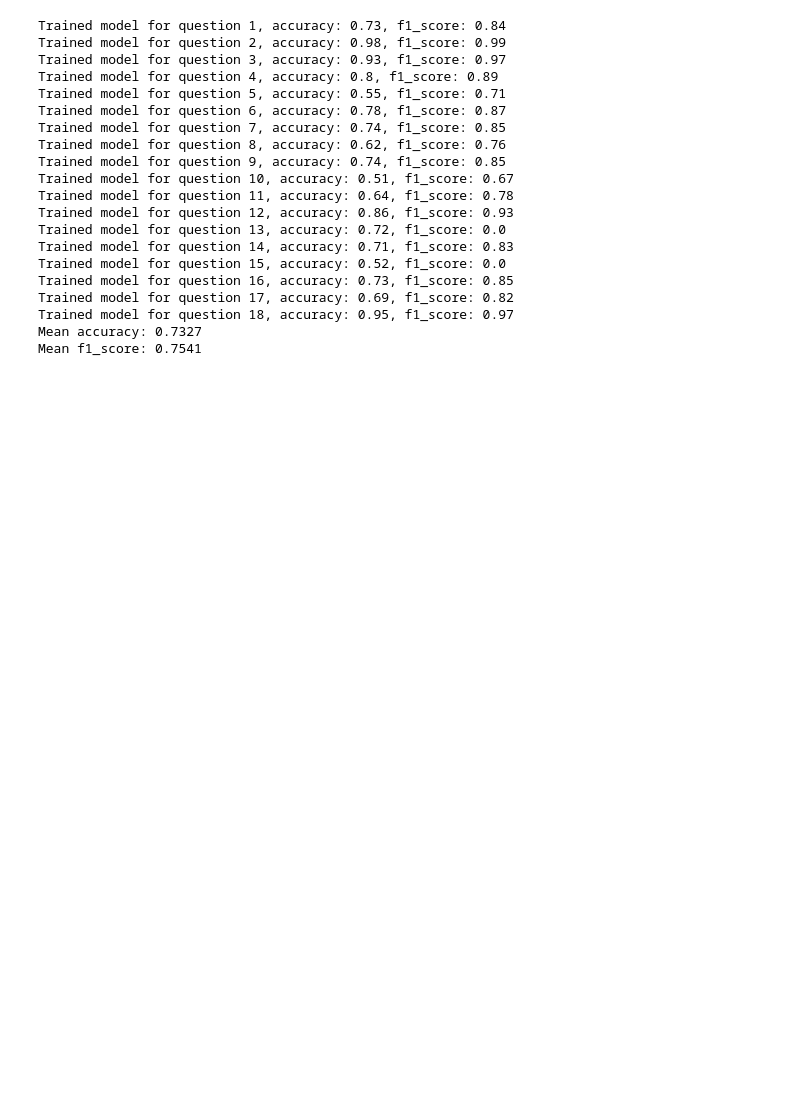
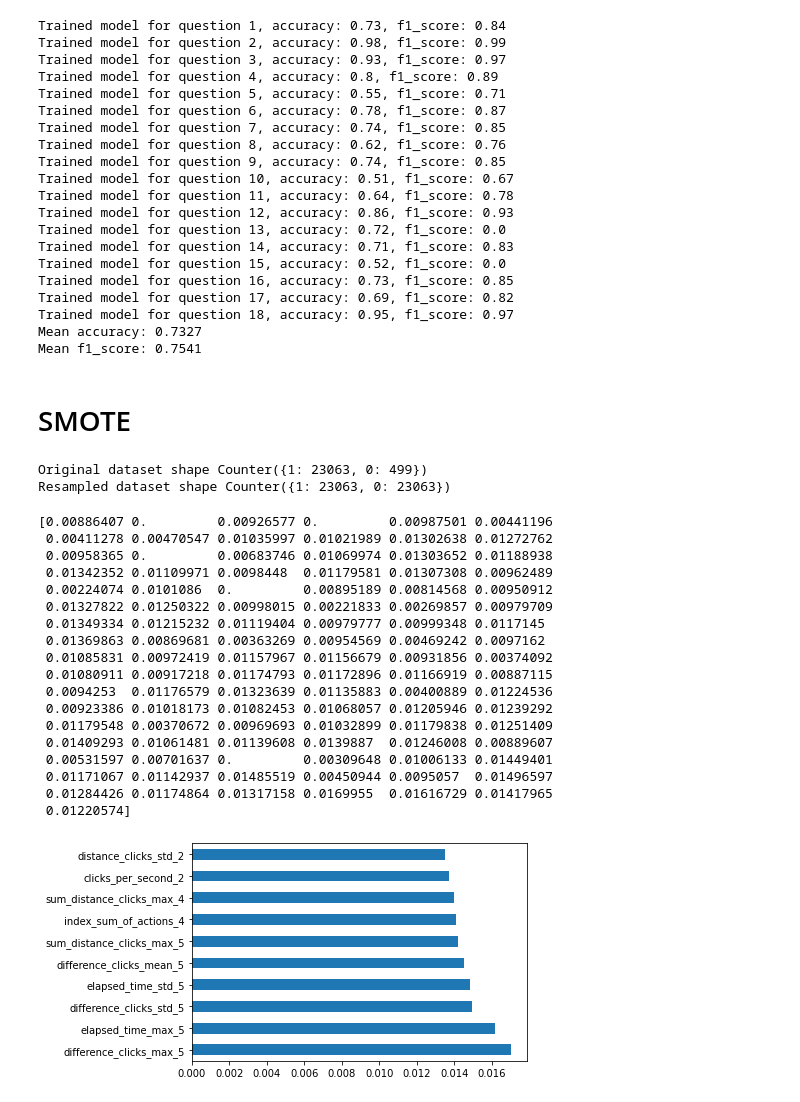
Before and after one commit to Kaggle-Project-TUC-DS/student-performance, a Jupyter notebook: notebooks/exploring_classifiers_marv.ipynb, the cells around one changed output. Cells and saved outputs as stored; diff of their text form; code cells hidden in the pictures; blank space fills up the shorter version.

```diff
--- a/notebooks/exploring_classifiers_marv.ipynb
+++ b/notebooks/exploring_classifiers_marv.ipynb
@@ -478,3 +485,55 @@ Trained model for question 17, accuracy: 0.69, f1_score: 0.82
 Trained model for question 18, accuracy: 0.95, f1_score: 0.97
 Mean accuracy: 0.7327
 Mean f1_score: 0.7541
+# %% [markdown]
+# SMOTE
+# %%
+from collections import Counter
+from sklearn.datasets import make_classification
+from imblearn.over_sampling import BorderlineSMOTE
+
+dict_X_y = load_all_as_dict()
+X, y = dict_X_y[2]['X'], dict_X_y[2]['y']
+print('Original dataset shape %s' % Counter(y))
+
+sm = BorderlineSMOTE(sampling_strategy='not majority', random_state=42, k_neighbors=10, m_neighbors=20, kind='borderline-1')
+X_res, y_res = sm.fit_resample(X, y)
+print('Resampled dataset shape %s' % Counter(y_res))
+# %% [output]
+Original dataset shape Counter({1: 23063, 0: 499})
+Resampled dataset shape Counter({1: 23063, 0: 23063})
+# %%
+from sklearn.ensemble import ExtraTreesClassifier
+
+model = ExtraTreesClassifier()
+X_dfs, labels = load_all_X_y()
+# %%
+# Question 2
+X = X_dfs['0_4'].iloc[:, 2:]
+y = labels['correct'][labels['q'] == 2]
+model.fit(X,y)
+print(model.feature_importances_) #use inbuilt class feature_importances of tree based classifiers
+#plot graph of feature importances for better visualization
+feat_importances = pd.Series(model.feature_importances_, index=X.columns)
+feat_importances.nlargest(10).plot(kind='barh')
+plt.show()
+# %% [output]
+[0.00886407 0.         0.00926577 0.         0.00987501 0.00441196
+ 0.00411278 0.00470547 0.01035997 0.01021989 0.01302638 0.01272762
+ 0.00958365 0.         0.00683746 0.01069974 0.01303652 0.01188938
+ 0.01342352 0.01109971 0.0098448  0.01179581 0.01307308 0.00962489
+ 0.00224074 0.0101086  0.         0.00895189 0.00814568 0.00950912
+ 0.01327822 0.01250322 0.00998015 0.00221833 0.00269857 0.00979709
+ 0.01349334 0.01215232 0.01119404 0.00979777 0.00999348 0.0117145
+ 0.01369863 0.00869681 0.00363269 0.00954569 0.00469242 0.0097162
+ 0.01085831 0.00972419 0.01157967 0.01156679 0.00931856 0.00374092
+ 0.01080911 0.00917218 0.01174793 0.01172896 0.01166919 0.00887115
+ 0.0094253  0.01176579 0.01323639 0.01135883 0.00400889 0.01224536
+ 0.00923386 0.01018173 0.01082453 0.01068057 0.01205946 0.01239292
+ 0.01179548 0.00370672 0.00969693 0.01032899 0.01179838 0.01251409
+ 0.01409293 0.01061481 0.01139608 0.0139887  0.01246008 0.00889607
+ 0.00531597 0.00701637 0.         0.00309648 0.01006133 0.01449401
+ 0.01171067 0.01142937 0.01485519 0.00450944 0.0095057  0.01496597
+ 0.01284426 0.01174864 0.01317158 0.0169955  0.01616729 0.01417965
+ 0.01220574]
+[figure, added]
```
Also changed, not shown: parts of 10 cells of this notebook, 1 other file.
